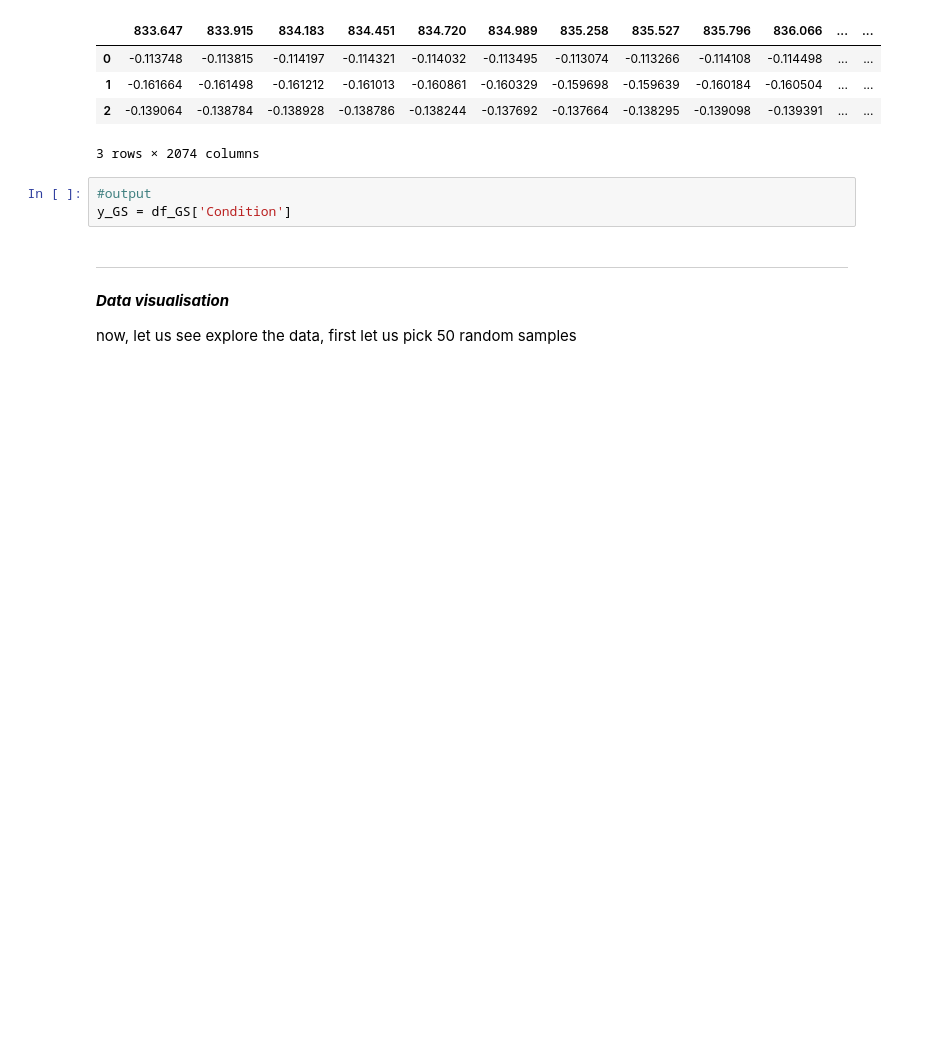
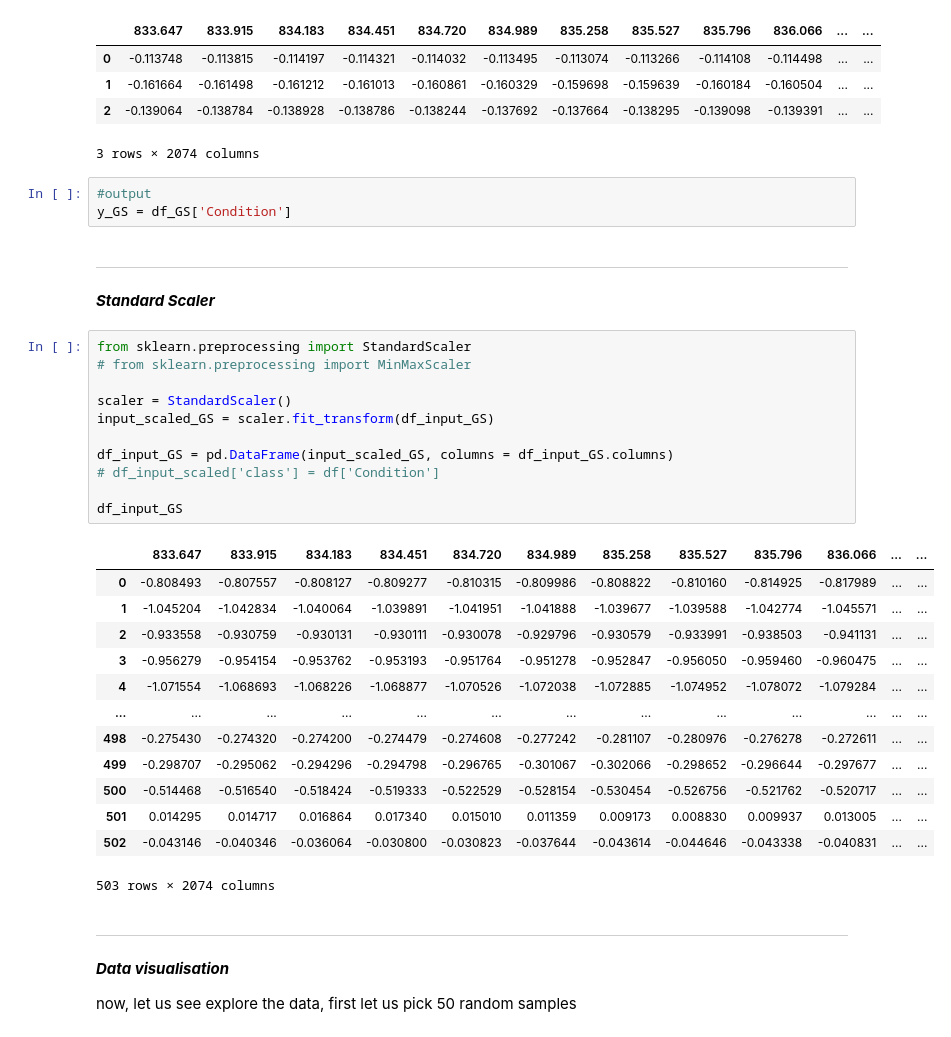
Before and after one commit to eahussein/apple_classification, a Jupyter notebook: gs/tutorial1_gs.ipynb, the cells around one changed output. Saved outputs shown, nothing was run; the diff lists cells and outputs as text; blank space fills up the shorter version.

```diff
--- a/gs/tutorial1_gs.ipynb
+++ b/gs/tutorial1_gs.ipynb
@@ -96,6 +96,35 @@ df_input_GS.head(3)
 # %%
 #output
 y_GS = df_GS['Condition']
+# %% [markdown]
+---
+# %% [markdown]
+<b><i> Standard Scaler </i></b>
+# %%
+from sklearn.preprocessing import StandardScaler
+# from sklearn.preprocessing import MinMaxScaler
+
+scaler = StandardScaler()
+input_scaled_GS = scaler.fit_transform(df_input_GS)
+
+df_input_GS = pd.DataFrame(input_scaled_GS, columns = df_input_GS.columns)
+# df_input_scaled['class'] = df['Condition']
+
+df_input_GS
+# %% [output]
+|  | 833.647 | 833.915 | 834.183 | 834.451 | 834.720 | 834.989 | 835.258 | 835.527 | 835.796 | 836.066 | ... | ... |
+| 0 | -0.808493 | -0.807557 | -0.808127 | -0.809277 | -0.810315 | -0.809986 | -0.808822 | -0.810160 | -0.814925 | -0.817989 | ... | ... |
+| 1 | -1.045204 | -1.042834 | -1.040064 | -1.039891 | -1.041951 | -1.041888 | -1.039677 | -1.039588 | -1.042774 | -1.045571 | ... | ... |
+| 2 | -0.933558 | -0.930759 | -0.930131 | -0.930111 | -0.930078 | -0.929796 | -0.930579 | -0.933991 | -0.938503 | -0.941131 | ... | ... |
+| 3 | -0.956279 | -0.954154 | -0.953762 | -0.953193 | -0.951764 | -0.951278 | -0.952847 | -0.956050 | -0.959460 | -0.960475 | ... | ... |
+| 4 | -1.071554 | -1.068693 | -1.068226 | -1.068877 | -1.070526 | -1.072038 | -1.072885 | -1.074952 | -1.078072 | -1.079284 | ... | ... |
+| ... | ... | ... | ... | ... | ... | ... | ... | ... | ... | ... | ... | ... |
+| 498 | -0.275430 | -0.274320 | -0.274200 | -0.274479 | -0.274608 | -0.277242 | -0.281107 | -0.280976 | -0.276278 | -0.272611 | ... | ... |
+| 499 | -0.298707 | -0.295062 | -0.294296 | -0.294798 | -0.296765 | -0.301067 | -0.302066 | -0.298652 | -0.296644 | -0.297677 | ... | ... |
+| 500 | -0.514468 | -0.516540 | -0.518424 | -0.519333 | -0.522529 | -0.528154 | -0.530454 | -0.526756 | -0.521762 | -0.520717 | ... | ... |
+| 501 | 0.014295 | 0.014717 | 0.016864 | 0.017340 | 0.015010 | 0.011359 | 0.009173 | 0.008830 | 0.009937 | 0.013005 | ... | ... |
+| 502 | -0.043146 | -0.040346 | -0.036064 | -0.030800 | -0.030823 | -0.037644 | -0.043614 | -0.044646 | -0.043338 | -0.040831 | ... | ... |
+503 rows × 2074 columns
 # %% [markdown]
 ---
 # %% [markdown]
```
Also changed, not shown: parts of 3 cells of this notebook, 7 other files.
